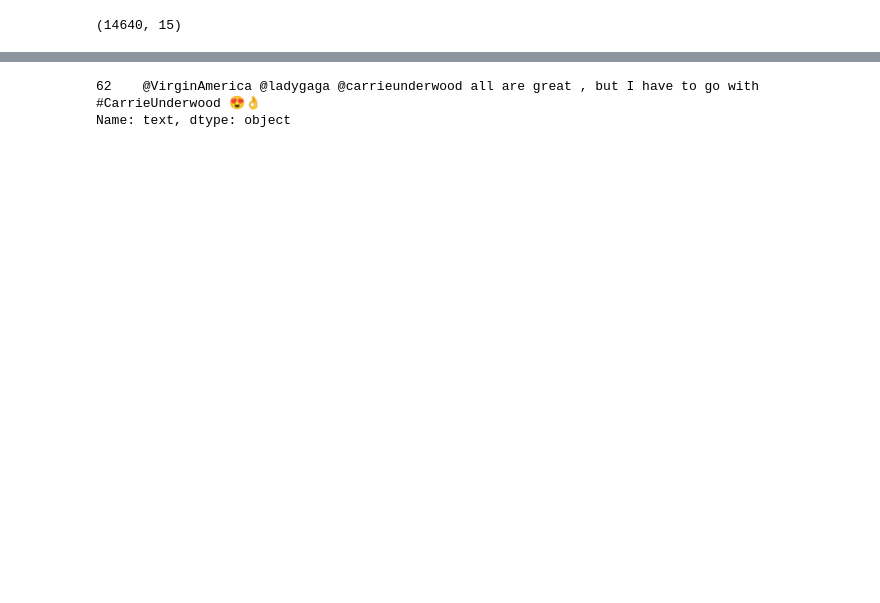
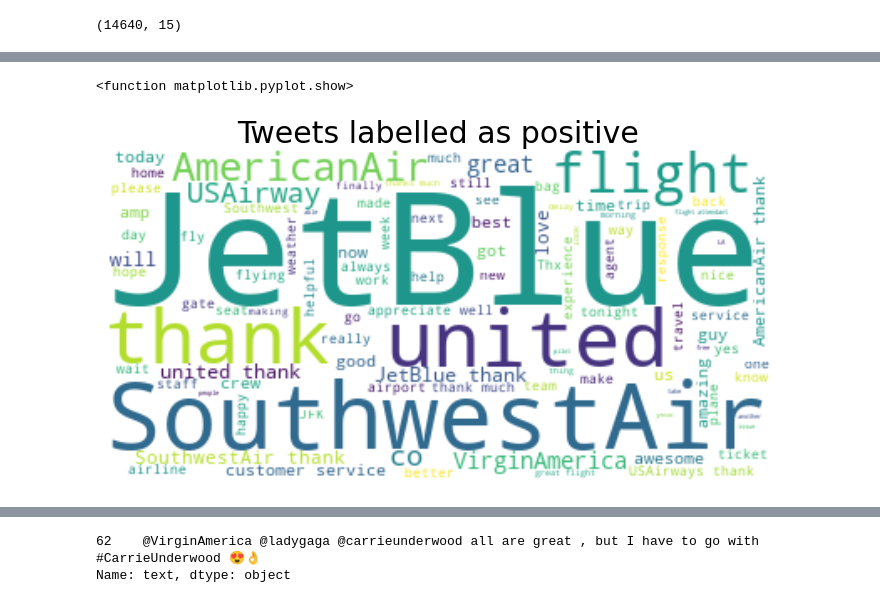
Before and after one commit to kwulffert/ULMFiT_Sentiment_Analysis, a Jupyter notebook: ULMFiT_Sentiment_Analysis.ipynb, the cells around one changed output, grey strips where cells are left out. Saved outputs shown, nothing was run; the diff lists cells and outputs as text; code cells hidden in the pictures; blank space fills up the shorter version.

```diff
--- a/ULMFiT_Sentiment_Analysis.ipynb
+++ b/ULMFiT_Sentiment_Analysis.ipynb
@@ -73,0 +127,21 @@ dtype: object
+# %%
+from wordcloud import WordCloud, STOPWORDS #, ImageColorGenerator
+# Start with one review:
+df_sent_positive = df_sent[df_sent["label"]=="positive"]
+df_sent_negative = df_sent[df_sent["label"]=="negative"]
+df_sent_neutral = df_sent[df_sent["label"]=="neutral"]
+text_all = " ".join(text for text in df_sent.text)
+text_positive = " ".join(text for text in df_sent_positive.text)
+text_negative = " ".join(text for text in df_sent_negative.text)
+text_neutral = " ".join(text for text in df_sent_neutral.text)
+# %%
+# Create and generate a word cloud image for positive labelled tweets:
+wordcloud_positive = WordCloud(max_font_size=100, max_words=100, background_color="white").generate(text_positive)
+plt.figure(figsize  = (12,12))
+plt.imshow(wordcloud_positive, interpolation='bilinear')
+plt.title('Tweets labelled as positive',fontsize=30)
+plt.axis('off')
+plt.show
+# %% [output]
+<function matplotlib.pyplot.show>
+[figure, added]
```
Also changed, not shown: parts of 37 cells of this notebook.
